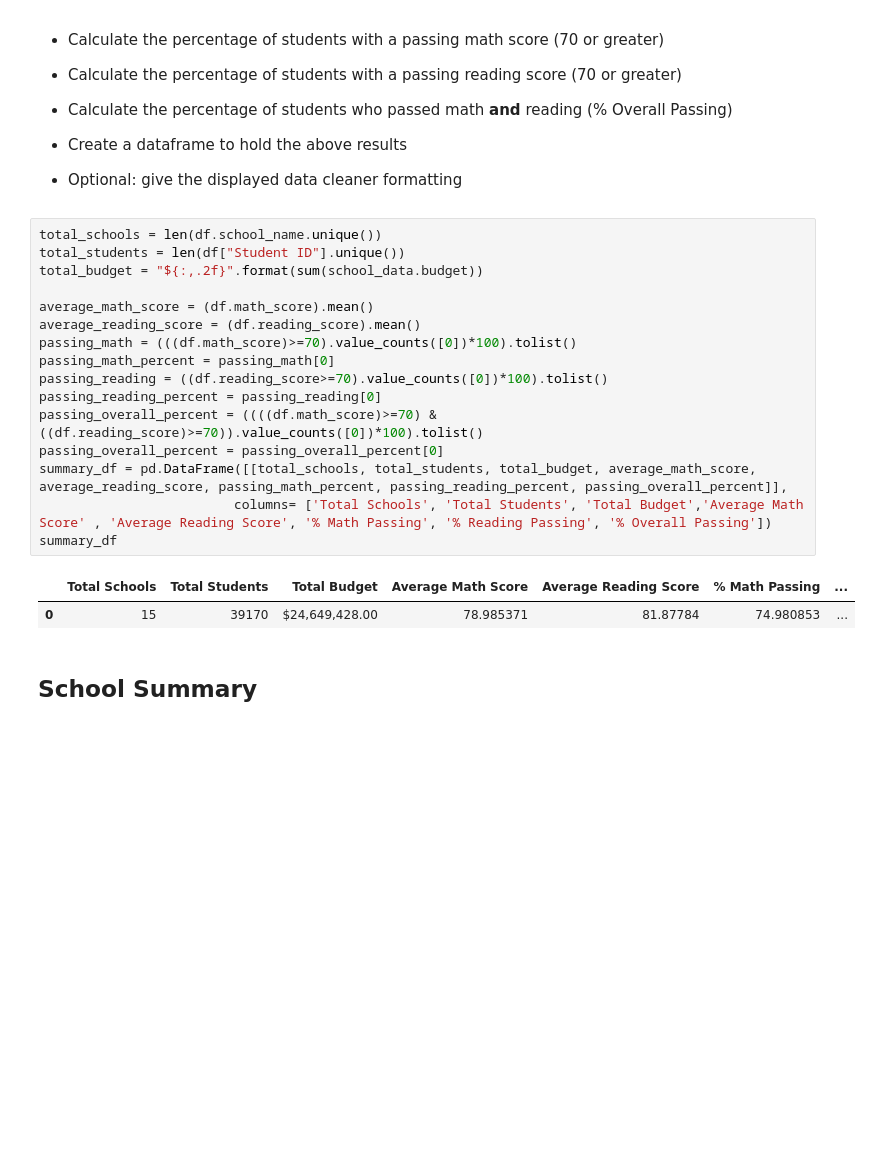
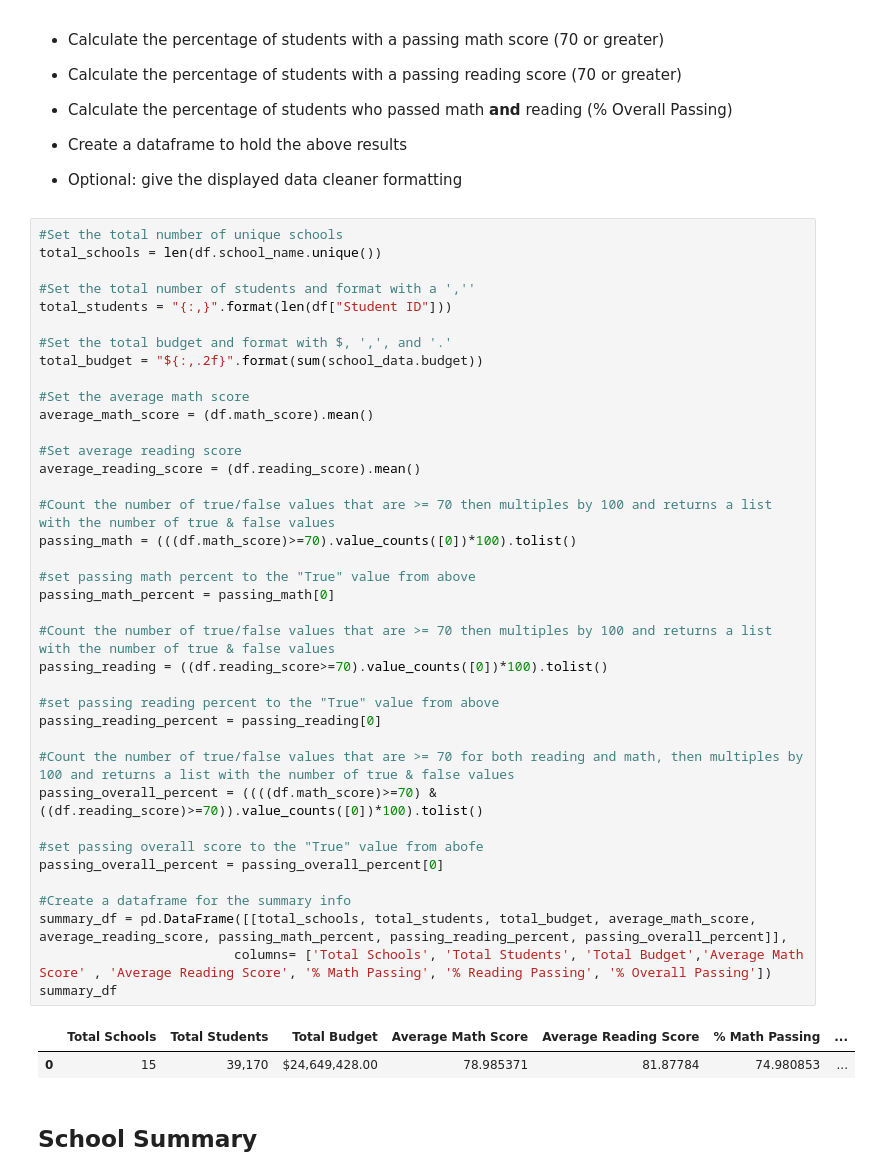
Before and after one commit to kpellas/PANDAS-challenge, a Jupyter notebook: PyCitySchools/PyCitySchools.ipynb, the cells around one changed output. Drawn from its saved outputs; the diff is of its cells as text; blank space fills up the shorter version.

```diff
--- a/PyCitySchools/PyCitySchools.ipynb
+++ b/PyCitySchools/PyCitySchools.ipynb
@@ -56,24 +56,46 @@ df
 
 * Optional: give the displayed data cleaner formatting
 # %%
+#Set the total number of unique schools
 total_schools = len(df.school_name.unique())
-total_students = len(df["Student ID"].unique())
+
+#Set the total number of students and format with a ',''
+total_students = "{:,}".format(len(df["Student ID"]))
+
+#Set the total budget and format with $, ',', and '.'
 total_budget = "${:,.2f}".format(sum(school_data.budget))
 
+#Set the average math score
 average_math_score = (df.math_score).mean()
+
+#Set average reading score
 average_reading_score = (df.reading_score).mean()
+
+#Count the number of true/false values that are >= 70 then multiples by 100 and returns a list with the number of true & false values
 passing_math = (((df.math_score)>=70).value_counts([0])*100).tolist()
+
+#set passing math percent to the "True" value from above
 passing_math_percent = passing_math[0]
+
+#Count the number of true/false values that are >= 70 then multiples by 100 and returns a list with the number of true & false values
 passing_reading = ((df.reading_score>=70).value_counts([0])*100).tolist()
+
+#set passing reading percent to the "True" value from above
 passing_reading_percent = passing_reading[0]
+
+#Count the number of true/false values that are >= 70 for both reading and math, then multiples by 100 and returns a list with the number of true & false values
 passing_overall_percent = ((((df.math_score)>=70) & ((df.reading_score)>=70)).value_counts([0])*100).tolist()
+
+#set passing overall score to the "True" value from abofe
 passing_overall_percent = passing_overall_percent[0]
+
+#Create a dataframe for the summary info
 summary_df = pd.DataFrame([[total_schools, total_students, total_budget, average_math_score, average_reading_score, passing_math_percent, passing_reading_percent, passing_overall_percent]],
                          columns= ['Total Schools', 'Total Students', 'Total Budget','Average Math Score' , 'Average Reading Score', '% Math Passing', '% Reading Passing', '% Overall Passing'])
 summary_df
 # %% [output]
 |  | Total Schools | Total Students | Total Budget | Average Math Score | Average Reading Score | % Math Passing | ... |
-| 0 | 15 | 39170 | $24,649,428.00 | 78.985371 | 81.87784 | 74.980853 | ... |
+| 0 | 15 | 39,170 | $24,649,428.00 | 78.985371 | 81.87784 | 74.980853 | ... |
 # %% [markdown]
 ## School Summary
 # %% [markdown]
```
Also changed, not shown: parts of 10 cells of this notebook.
